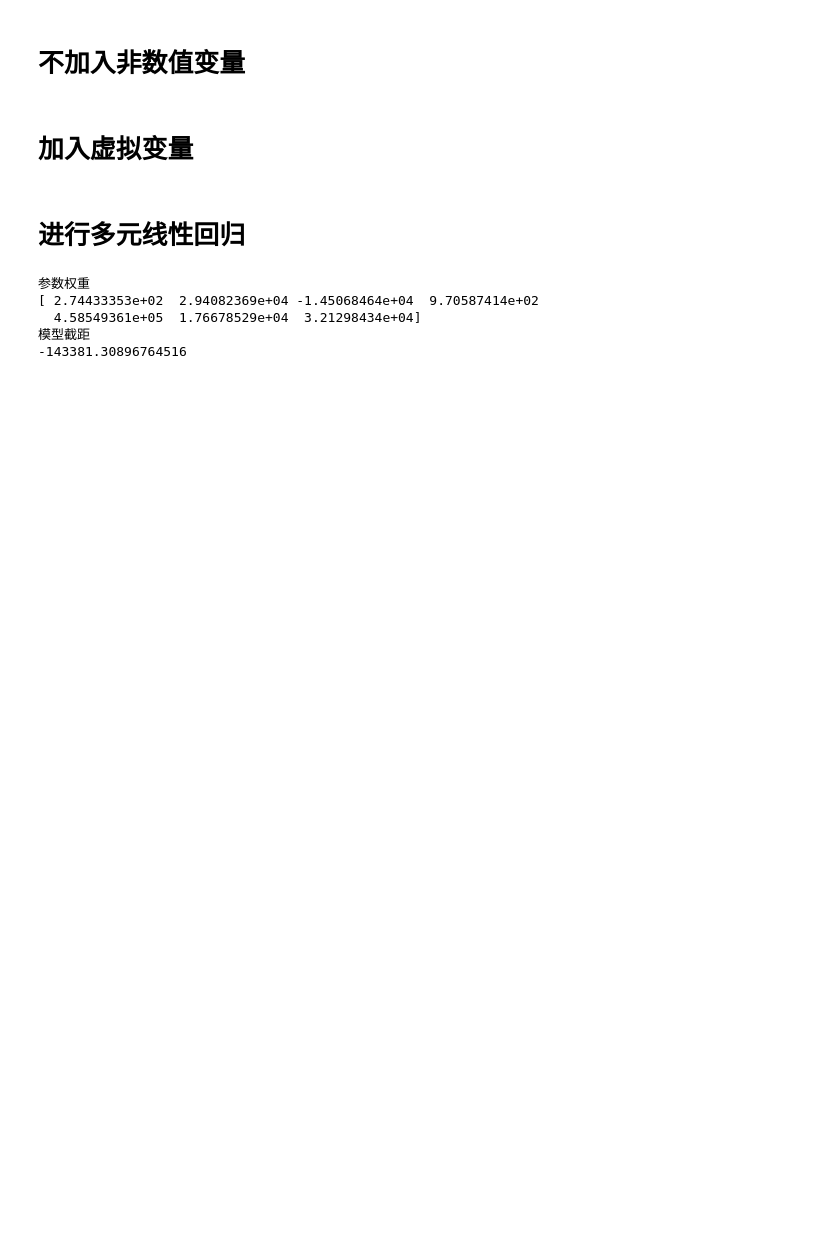
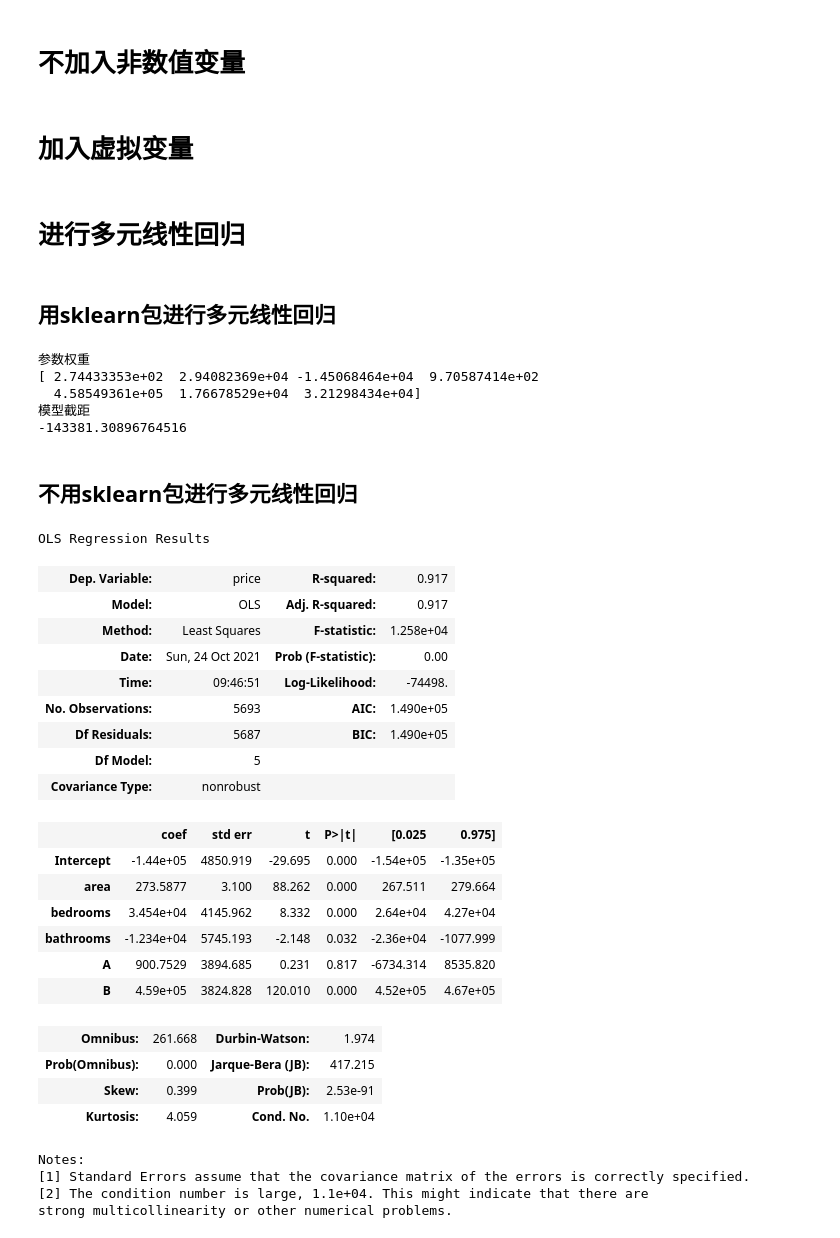
Before and after one commit to zxsjunqi/Jupyter_code, a Jupyter notebook: code/multiple_linear_regression.ipynb, the cells around one changed output. Drawn from its saved outputs; the diff is of its cells as text; code cells hidden in the pictures; blank space fills up the shorter version.

```diff
--- a/code/multiple_linear_regression.ipynb
+++ b/code/multiple_linear_regression.ipynb
@@ -196,6 +196,8 @@ data_x=results[['area','bedrooms','bathrooms','A','B','ranch','victorian']]
 data_y=results['price']
 # %% [markdown]
 # 进行多元线性回归
+# %% [markdown]
+## 用sklearn包进行多元线性回归
 # %%
 # 进行多元线性回归
 model=LinearRegression()
@@ -210,3 +212,36 @@ print(model.intercept_)
   4.58549361e+05  1.76678529e+04  3.21298434e+04]
 模型截距
 -143381.30896764516
+# %% [markdown]
+## 不用sklearn包进行多元线性回归
+# %%
+from statsmodels.formula.api import ols
+#使用虚拟变量
+lm = ols('price ~ area + bedrooms + bathrooms + A + B', data=results).fit()
+lm.summary()
+# %% [output]
+OLS Regression Results
+| Dep. Variable: | price | R-squared: | 0.917 |
+| Model: | OLS | Adj. R-squared: | 0.917 |
+| Method: | Least Squares | F-statistic: | 1.258e+04 |
+| Date: | Sun, 24 Oct 2021 | Prob (F-statistic): | 0.00 |
+| Time: | 09:46:51 | Log-Likelihood: | -74498. |
+| No. Observations: | 5693 | AIC: | 1.490e+05 |
+| Df Residuals: | 5687 | BIC: | 1.490e+05 |
+| Df Model: | 5 |  |  |
+| Covariance Type: | nonrobust |  |  |
+|  | coef | std err | t | P>|t| | [0.025 | 0.975] |
+| Intercept | -1.44e+05 | 4850.919 | -29.695 | 0.000 | -1.54e+05 | -1.35e+05 |
+| area | 273.5877 | 3.100 | 88.262 | 0.000 | 267.511 | 279.664 |
+| bedrooms | 3.454e+04 | 4145.962 | 8.332 | 0.000 | 2.64e+04 | 4.27e+04 |
+| bathrooms | -1.234e+04 | 5745.193 | -2.148 | 0.032 | -2.36e+04 | -1077.999 |
+| A | 900.7529 | 3894.685 | 0.231 | 0.817 | -6734.314 | 8535.820 |
+| B | 4.59e+05 | 3824.828 | 120.010 | 0.000 | 4.52e+05 | 4.67e+05 |
+| Omnibus: | 261.668 | Durbin-Watson: | 1.974 |
+| Prob(Omnibus): | 0.000 | Jarque-Bera (JB): | 417.215 |
+| Skew: | 0.399 | Prob(JB): | 2.53e-91 |
+| Kurtosis: | 4.059 | Cond. No. | 1.10e+04 |
+Notes:
+[1] Standard Errors assume that the covariance matrix of the errors is correctly specified.
+[2] The condition number is large, 1.1e+04. This might indicate that there are
+strong multicollinearity or other numerical problems.
```
Also changed, not shown: parts of 9 cells of this notebook, 1 other file.
